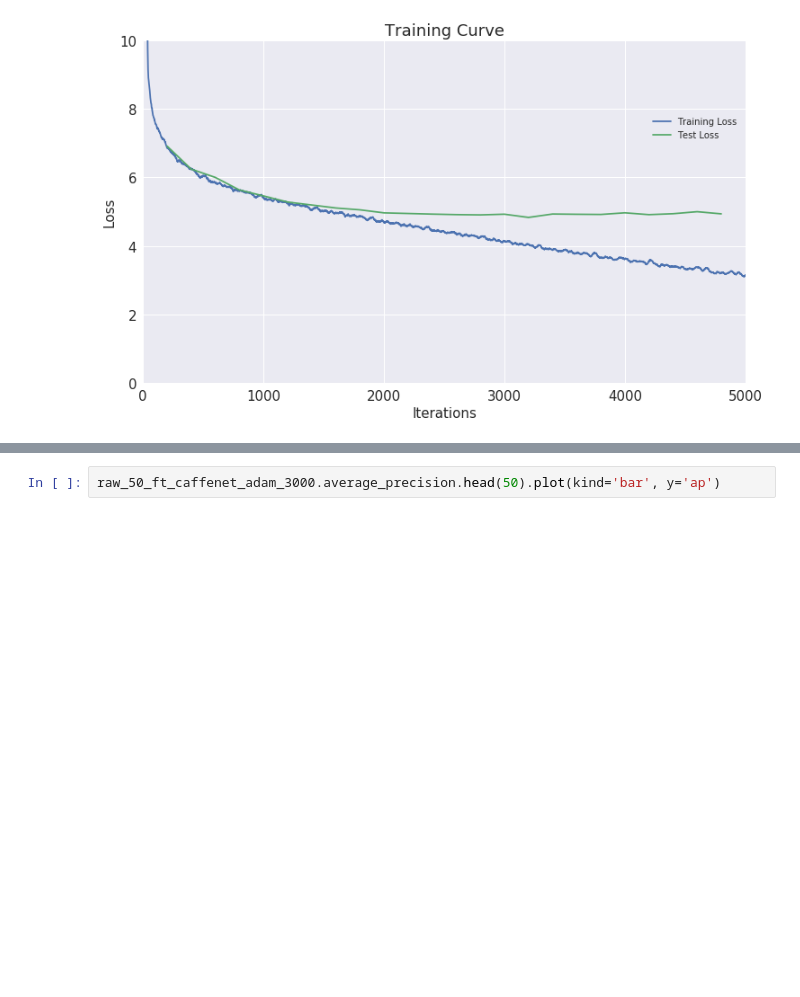
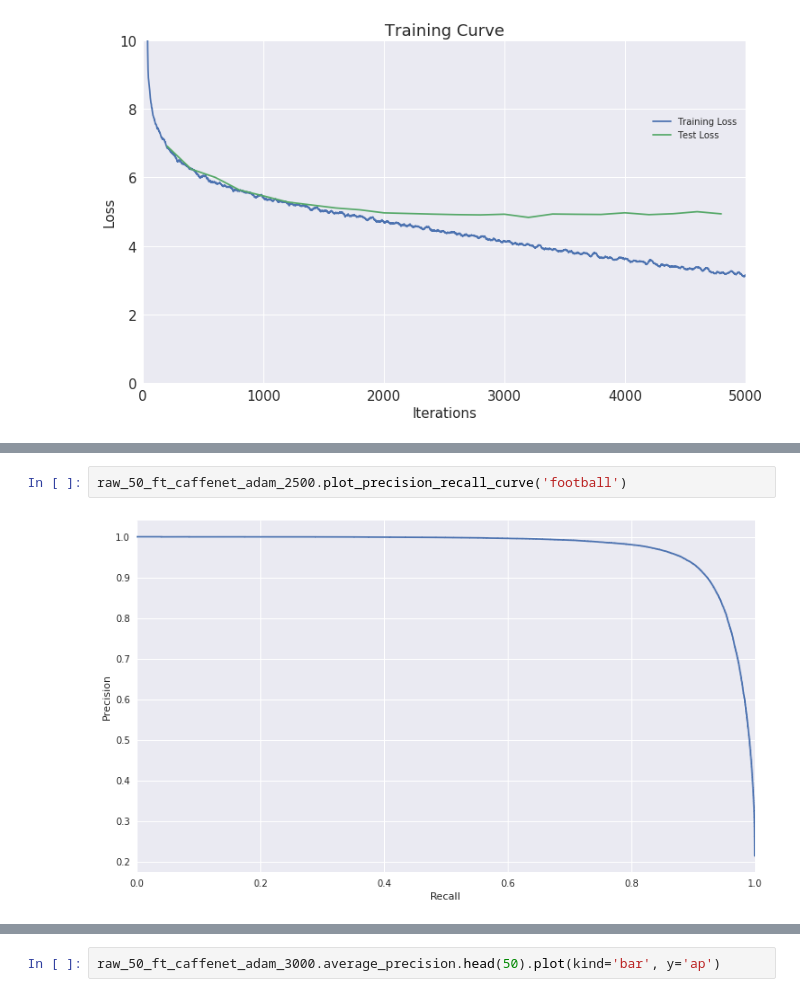
Before and after one commit to uvNikita/master-thesis-src, a Jupyter notebook: notebooks/testing/testing.ipynb, the cells around one changed output, grey strips where cells are left out. Cells and saved outputs as stored; diff of their text form; blank space fills up the shorter version.

```diff
--- a/notebooks/testing/testing.ipynb
+++ b/notebooks/testing/testing.ipynb
@@ -611,0 +630,4 @@ raw_50_ft_caffenet_adam_3000.plot_training_curve(xlim=(0,5000), ylim=(0,10))
+# %%
+raw_50_ft_caffenet_adam_2500.plot_precision_recall_curve('football')
+# %% [output]
+[figure, added]
```
Also changed, not shown: parts of 40 cells of this notebook.
